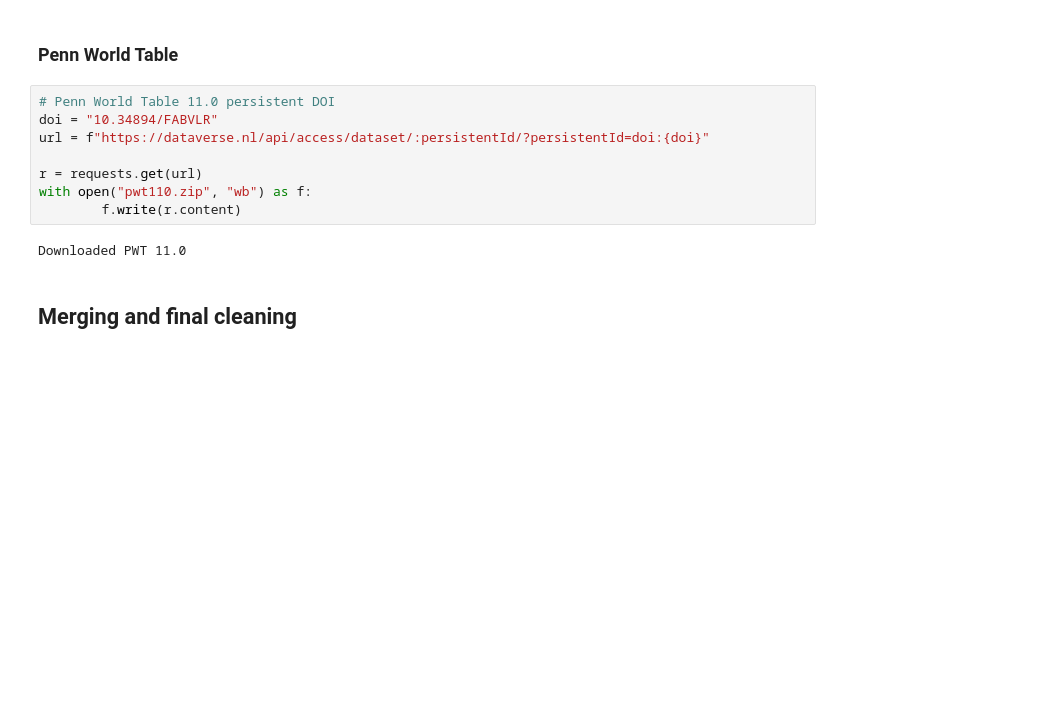
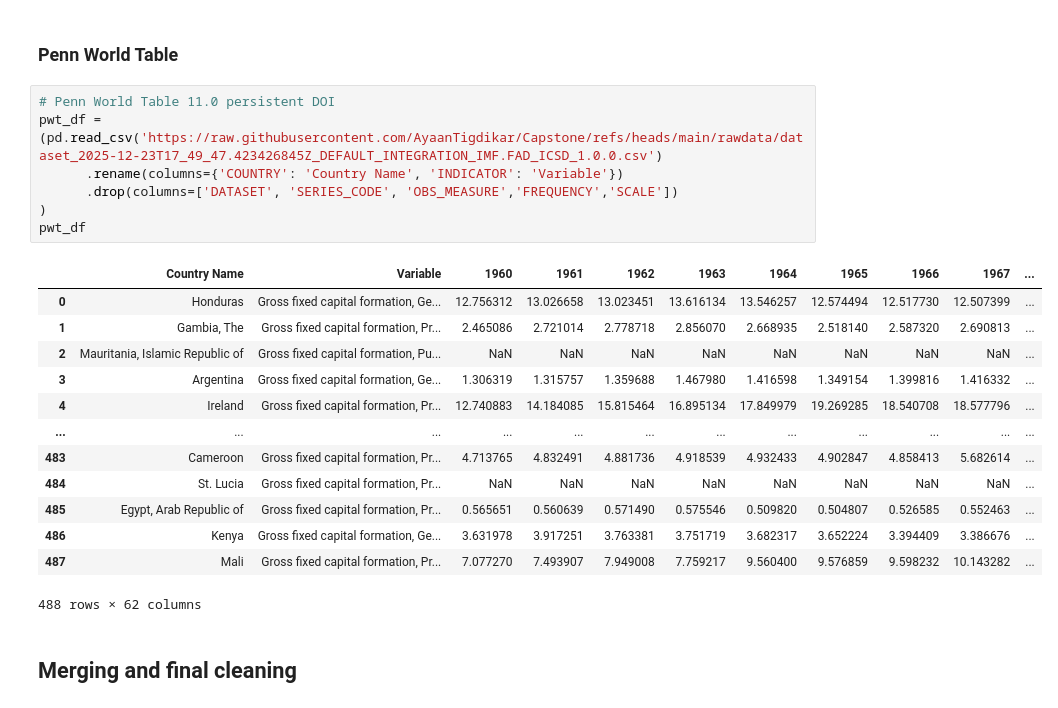
Before and after one commit to AyaanTigdikar/Capstone, a Jupyter notebook: code/1_cleaning_master_data.ipynb, the cells around one changed output. Drawn from its saved outputs; the diff is of its cells as text; blank space fills up the shorter version.

```diff
--- a/code/1_cleaning_master_data.ipynb
+++ b/code/1_cleaning_master_data.ipynb
@@ -248,14 +248,25 @@ vdem_df = vdem_df[vdem_df['Year'] >= 1990]
 ### Penn World Table
 # %%
 # Penn World Table 11.0 persistent DOI
-doi = "10.34894/FABVLR"
-url = f"https://dataverse.nl/api/access/dataset/:persistentId/?persistentId=doi:{doi}"
-
-r = requests.get(url)
-with open("pwt110.zip", "wb") as f:
-        f.write(r.content)
+pwt_df = (pd.read_csv('https://raw.githubusercontent.com/AyaanTigdikar/Capstone/refs/heads/main/rawdata/dataset_2025-12-23T17_49_47.423426845Z_DEFAULT_INTEGRATION_IMF.FAD_ICSD_1.0.0.csv')
+      .rename(columns={'COUNTRY': 'Country Name', 'INDICATOR': 'Variable'})
+      .drop(columns=['DATASET', 'SERIES_CODE', 'OBS_MEASURE','FREQUENCY','SCALE'])
+)
+pwt_df
 # %% [output]
+|  | Country Name | Variable | 1960 | 1961 | 1962 | 1963 | 1964 | 1965 | 1966 | 1967 | ... |
+| 0 | Honduras | Gross fixed capital formation, Ge... | 12.756312 | 13.026658 | 13.023451 | 13.616134 | 13.546257 | 12.574494 | 12.517730 | 12.507399 | ... |
+| 1 | Gambia, The | Gross fixed capital formation, Pr... | 2.465086 | 2.721014 | 2.778718 | 2.856070 | 2.668935 | 2.518140 | 2.587320 | 2.690813 | ... |
+| 2 | Mauritania, Islamic Republic of | Gross fixed capital formation, Pu... | NaN | NaN | NaN | NaN | NaN | NaN | NaN | NaN | ... |
+| 3 | Argentina | Gross fixed capital formation, Ge... | 1.306319 | 1.315757 | 1.359688 | 1.467980 | 1.416598 | 1.349154 | 1.399816 | 1.416332 | ... |
+| 4 | Ireland | Gross fixed capital formation, Pr... | 12.740883 | 14.184085 | 15.815464 | 16.895134 | 17.849979 | 19.269285 | 18.540708 | 18.577796 | ... |
+| ... | ... | ... | ... | ... | ... | ... | ... | ... | ... | ... | ... |
+| 483 | Cameroon | Gross fixed capital formation, Pr... | 4.713765 | 4.832491 | 4.881736 | 4.918539 | 4.932433 | 4.902847 | 4.858413 | 5.682614 | ... |
+| 484 | St. Lucia | Gross fixed capital formation, Pr... | NaN | NaN | NaN | NaN | NaN | NaN | NaN | NaN | ... |
+| 485 | Egypt, Arab Republic of | Gross fixed capital formation, Pr... | 0.565651 | 0.560639 | 0.571490 | 0.575546 | 0.509820 | 0.504807 | 0.526585 | 0.552463 | ... |
+| 486 | Kenya | Gross fixed capital formation, Ge... | 3.631978 | 3.917251 | 3.763381 | 3.751719 | 3.682317 | 3.652224 | 3.394409 | 3.386676 | ... |
+| 487 | Mali | Gross fixed capital formation, Pr... | 7.077270 | 7.493907 | 7.949008 | 7.759217 | 9.560400 | 9.576859 | 9.598232 | 10.143282 | ... |
-Downloaded PWT 11.0
+488 rows × 62 columns
 # %% [markdown]
 ## Merging and final cleaning
 # %%
```
Also changed, not shown: 2 other files.
